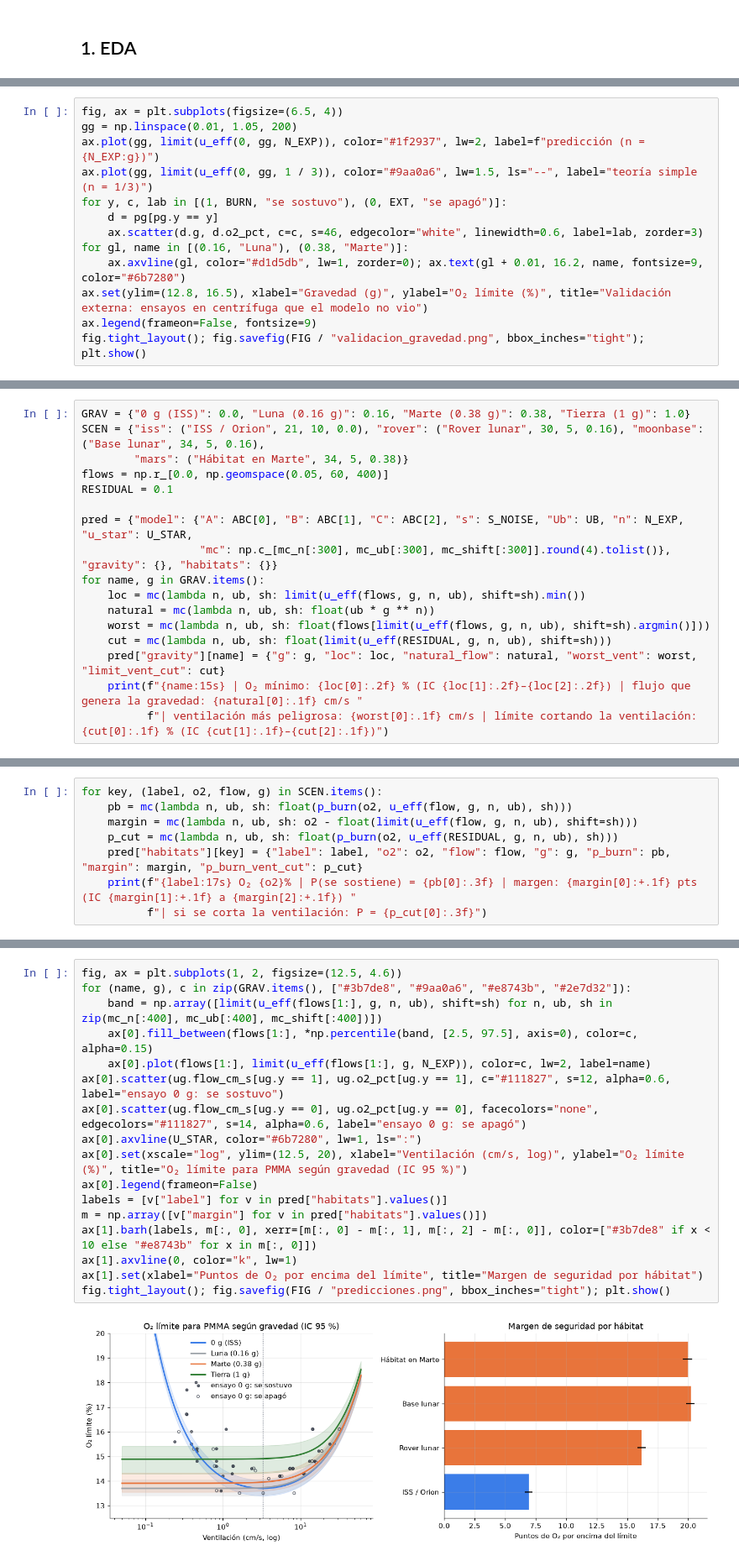
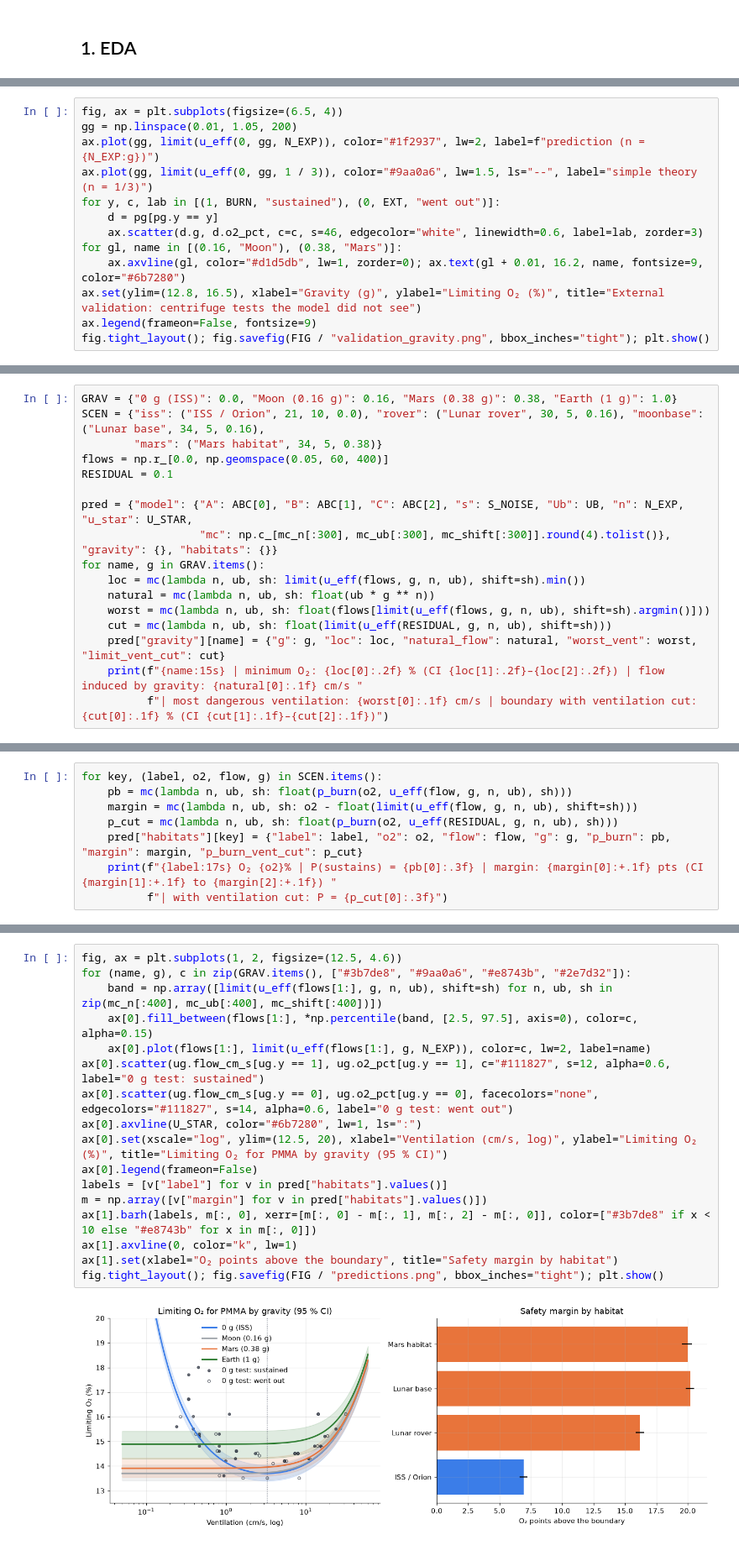
Before and after one commit to bvgori/flame-in-freefall, a Jupyter notebook: ml/flammability.ipynb, the cells around one changed output, grey strips where cells are left out. Shown at 84% size. Cells and saved outputs as stored; diff of their text form.

```diff
--- a/ml/flammability.ipynb
+++ b/ml/flammability.ipynb
@@ -271,14 +271,14 @@ Chequeo independiente a 1 g: el modelo predice 14.89 % | literatura: [(15.4, 'up
 # %%
 fig, ax = plt.subplots(figsize=(6.5, 4))
 gg = np.linspace(0.01, 1.05, 200)
-ax.plot(gg, limit(u_eff(0, gg, N_EXP)), color="#1f2937", lw=2, label=f"predicción (n = {N_EXP:g})")
-ax.plot(gg, limit(u_eff(0, gg, 1 / 3)), color="#9aa0a6", lw=1.5, ls="--", label="teoría simple (n = 1/3)")
-for y, c, lab in [(1, BURN, "se sostuvo"), (0, EXT, "se apagó")]:
+ax.plot(gg, limit(u_eff(0, gg, N_EXP)), color="#1f2937", lw=2, label=f"prediction (n = {N_EXP:g})")
+ax.plot(gg, limit(u_eff(0, gg, 1 / 3)), color="#9aa0a6", lw=1.5, ls="--", label="simple theory (n = 1/3)")
+for y, c, lab in [(1, BURN, "sustained"), (0, EXT, "went out")]:
     d = pg[pg.y == y]
     ax.scatter(d.g, d.o2_pct, c=c, s=46, edgecolor="white", linewidth=0.6, label=lab, zorder=3)
-for gl, name in [(0.16, "Luna"), (0.38, "Marte")]:
+for gl, name in [(0.16, "Moon"), (0.38, "Mars")]:
     ax.axvline(gl, color="#d1d5db", lw=1, zorder=0); ax.text(gl + 0.01, 16.2, name, fontsize=9, color="#6b7280")
-ax.set(ylim=(12.8, 16.5), xlabel="Gravedad (g)", ylabel="O₂ límite (%)", title="Validación externa: ensayos en centrífuga que el modelo no vio")
+ax.set(ylim=(12.8, 16.5), xlabel="Gravity (g)", ylabel="Limiting O₂ (%)", title="External validation: centrifuge tests the model did not see")
 ax.legend(frameon=False, fontsize=9)
-fig.tight_layout(); fig.savefig(FIG / "validacion_gravedad.png", bbox_inches="tight"); plt.show()
+fig.tight_layout(); fig.savefig(FIG / "validation_gravity.png", bbox_inches="tight"); plt.show()
 # %% [output]
@@ -300,7 +300,7 @@ def mc(f):
 # %%
-GRAV = {"0 g (ISS)": 0.0, "Luna (0.16 g)": 0.16, "Marte (0.38 g)": 0.38, "Tierra (1 g)": 1.0}
-SCEN = {"iss": ("ISS / Orion", 21, 10, 0.0), "rover": ("Rover lunar", 30, 5, 0.16), "moonbase": ("Base lunar", 34, 5, 0.16),
-        "mars": ("Hábitat en Marte", 34, 5, 0.38)}
+GRAV = {"0 g (ISS)": 0.0, "Moon (0.16 g)": 0.16, "Mars (0.38 g)": 0.38, "Earth (1 g)": 1.0}
+SCEN = {"iss": ("ISS / Orion", 21, 10, 0.0), "rover": ("Lunar rover", 30, 5, 0.16), "moonbase": ("Lunar base", 34, 5, 0.16),
+        "mars": ("Mars habitat", 34, 5, 0.38)}
 flows = np.r_[0.0, np.geomspace(0.05, 60, 400)]
 RESIDUAL = 0.1
 
@@ -312,6 +312,6 @@ for name, g in GRAV.items():
     worst = mc(lambda n, ub, sh: float(flows[limit(u_eff(flows, g, n, ub), shift=sh).argmin()]))
     cut = mc(lambda n, ub, sh: float(limit(u_eff(RESIDUAL, g, n, ub), shift=sh)))
     pred["gravity"][name] = {"g": g, "loc": loc, "natural_flow": natural, "worst_vent": worst, "limit_vent_cut": cut}
-    print(f"{name:15s} | O₂ mínimo: {loc[0]:.2f} % (IC {loc[1]:.2f}–{loc[2]:.2f}) | flujo que genera la gravedad: {natural[0]:.1f} cm/s "
-          f"| ventilación más peligrosa: {worst[0]:.1f} cm/s | límite cortando la ventilación: {cut[0]:.1f} % (IC {cut[1]:.1f}–{cut[2]:.1f})")
+    print(f"{name:15s} | minimum O₂: {loc[0]:.2f} % (CI {loc[1]:.2f}–{loc[2]:.2f}) | flow induced by gravity: {natural[0]:.1f} cm/s "
+          f"| most dangerous ventilation: {worst[0]:.1f} cm/s | boundary with ventilation cut: {cut[0]:.1f} % (CI {cut[1]:.1f}–{cut[2]:.1f})")
 # %% [output]
@@ -325,6 +325,6 @@ for key, (label, o2, flow, g) in SCEN.items():
     margin = mc(lambda n, ub, sh: o2 - float(limit(u_eff(flow, g, n, ub), shift=sh)))
     p_cut = mc(lambda n, ub, sh: float(p_burn(o2, u_eff(RESIDUAL, g, n, ub), sh)))
     pred["habitats"][key] = {"label": label, "o2": o2, "flow": flow, "g": g, "p_burn": pb, "margin": margin, "p_burn_vent_cut": p_cut}
-    print(f"{label:17s} O₂ {o2}% | P(se sostiene) = {pb[0]:.3f} | margen: {margin[0]:+.1f} pts (IC {margin[1]:+.1f} a {margin[2]:+.1f}) "
-          f"| si se corta la ventilación: P = {p_cut[0]:.3f}")
+    print(f"{label:17s} O₂ {o2}% | P(sustains) = {pb[0]:.3f} | margin: {margin[0]:+.1f} pts (CI {margin[1]:+.1f} to {margin[2]:+.1f}) "
+          f"| with ventilation cut: P = {p_cut[0]:.3f}")
 # %% [output]
@@ -335,19 +335,19 @@ Hábitat en Marte  O₂ 34% | P(se sostiene) = 1.000 | margen: +20.0 pts (IC +19
 # %%
 fig, ax = plt.subplots(1, 2, figsize=(12.5, 4.6))
 for (name, g), c in zip(GRAV.items(), ["#3b7de8", "#9aa0a6", "#e8743b", "#2e7d32"]):
     band = np.array([limit(u_eff(flows[1:], g, n, ub), shift=sh) for n, ub, sh in zip(mc_n[:400], mc_ub[:400], mc_shift[:400])])
     ax[0].fill_between(flows[1:], *np.percentile(band, [2.5, 97.5], axis=0), color=c, alpha=0.15)
     ax[0].plot(flows[1:], limit(u_eff(flows[1:], g, N_EXP)), color=c, lw=2, label=name)
-ax[0].scatter(ug.flow_cm_s[ug.y == 1], ug.o2_pct[ug.y == 1], c="#111827", s=12, alpha=0.6, label="ensayo 0 g: se sostuvo")
-ax[0].scatter(ug.flow_cm_s[ug.y == 0], ug.o2_pct[ug.y == 0], facecolors="none", edgecolors="#111827", s=14, alpha=0.6, label="ensayo 0 g: se apagó")
+ax[0].scatter(ug.flow_cm_s[ug.y == 1], ug.o2_pct[ug.y == 1], c="#111827", s=12, alpha=0.6, label="0 g test: sustained")
+ax[0].scatter(ug.flow_cm_s[ug.y == 0], ug.o2_pct[ug.y == 0], facecolors="none", edgecolors="#111827", s=14, alpha=0.6, label="0 g test: went out")
 ax[0].axvline(U_STAR, color="#6b7280", lw=1, ls=":")
-ax[0].set(xscale="log", ylim=(12.5, 20), xlabel="Ventilación (cm/s, log)", ylabel="O₂ límite (%)", title="O₂ límite para PMMA según gravedad (IC 95 %)")
+ax[0].set(xscale="log", ylim=(12.5, 20), xlabel="Ventilation (cm/s, log)", ylabel="Limiting O₂ (%)", title="Limiting O₂ for PMMA by gravity (95 % CI)")
 ax[0].legend(frameon=False)
 labels = [v["label"] for v in pred["habitats"].values()]
 m = np.array([v["margin"] for v in pred["habitats"].values()])
 ax[1].barh(labels, m[:, 0], xerr=[m[:, 0] - m[:, 1], m[:, 2] - m[:, 0]], color=["#3b7de8" if x < 10 else "#e8743b" for x in m[:, 0]])
 ax[1].axvline(0, color="k", lw=1)
-ax[1].set(xlabel="Puntos de O₂ por encima del límite", title="Margen de seguridad por hábitat")
-fig.tight_layout(); fig.savefig(FIG / "predicciones.png", bbox_inches="tight"); plt.show()
+ax[1].set(xlabel="O₂ points above the boundary", title="Safety margin by habitat")
+fig.tight_layout(); fig.savefig(FIG / "predictions.png", bbox_inches="tight"); plt.show()
 # %% [output]
-[figure, old version]
+[figure, new version]
```
Also changed, not shown: parts of 36 cells of this notebook, 15 other files.
